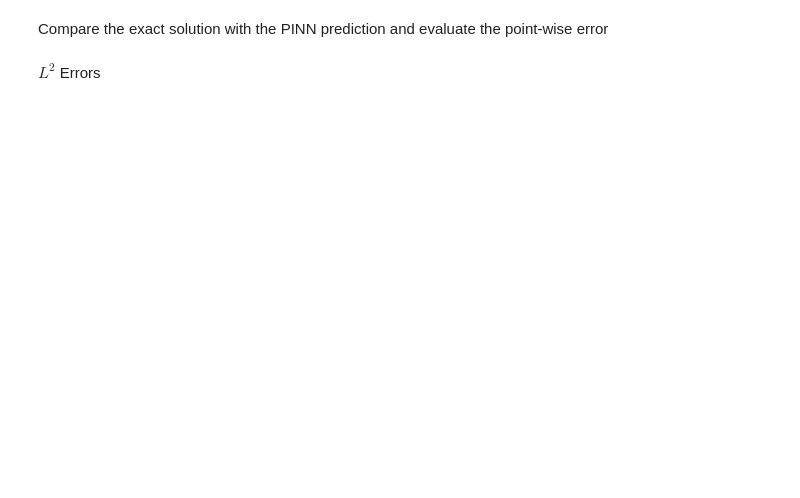
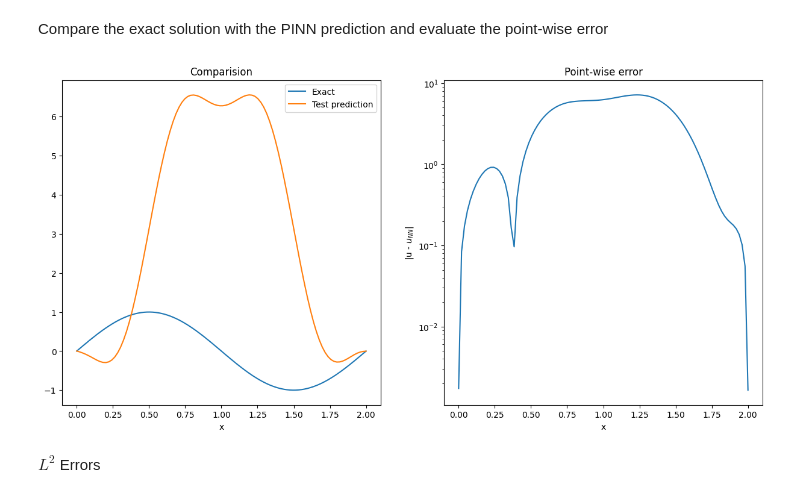
Before and after one commit to elenaionelaschipor/MLCS_2025-2026, a Jupyter notebook: lab3_pinns/non_linear_ode.ipynb, the cells around one changed output. Saved outputs shown, nothing was run; the diff lists cells and outputs as text; code cells hidden in the pictures; blank space fills up the shorter version.

```diff
--- a/lab3_pinns/non_linear_ode.ipynb
+++ b/lab3_pinns/non_linear_ode.ipynb
@@ -183,3 +193,7 @@ plt.show()
+# %%
+x_test_converted = convert(x_test)
+u_NN_test_converted = convert(FNN(x_test))
+x_sort_train_converted = convert(x_sort_train)
 # %% [markdown]
 Compare the exact solution with the PINN prediction and evaluate the point-wise error
 # %%
@@ -189,16 +203,18 @@ x_sort_train = convert(x_sort_train)
 # %%
 fig, axs = plt.subplots(1,2,figsize = (15,7))
-axs[0].plot(x_test,u_exact_test,label = 'Exact')
-axs[0].plot(x_test,u_NN_test, label = 'Test prediction')
+axs[0].plot(x_test_converted,u_exact_test,label = 'Exact')
+axs[0].plot(x_test_converted,u_NN_test_converted, label = 'Test prediction')
 axs[0].set_xlabel('x')
 axs[0].legend()
 axs[0].set_title('Comparision')
 
-axs[1].semilogy(x_test,np.abs(u_exact_test-u_NN_test))
+axs[1].semilogy(x_test_converted,np.abs(u_exact_test-u_NN_test_converted))
 axs[1].set_title('Point-wise error')
 axs[1].set_xlabel('x')
 axs[1].set_ylabel('|u - $u_{NN}$|')
 plt.show()
+# %% [output]
+[figure, added]
 # %% [markdown]
 $L^2$ Errors
 # %%
```
Also changed, not shown: parts of 8 cells of this notebook, 1 other file.
